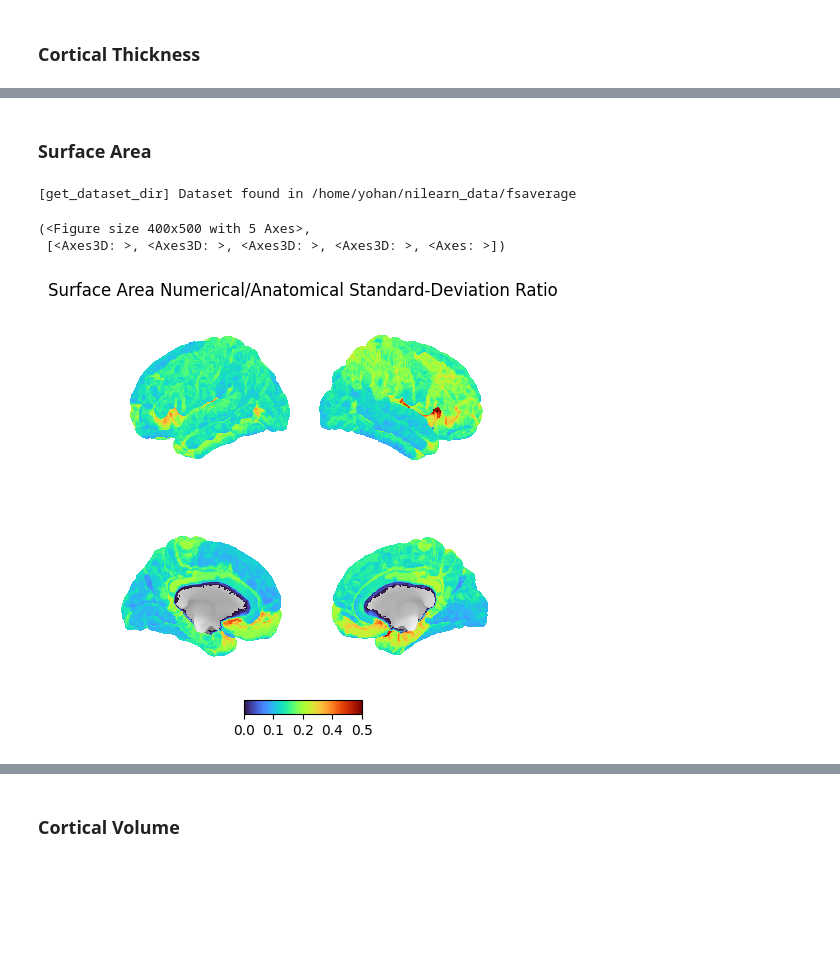
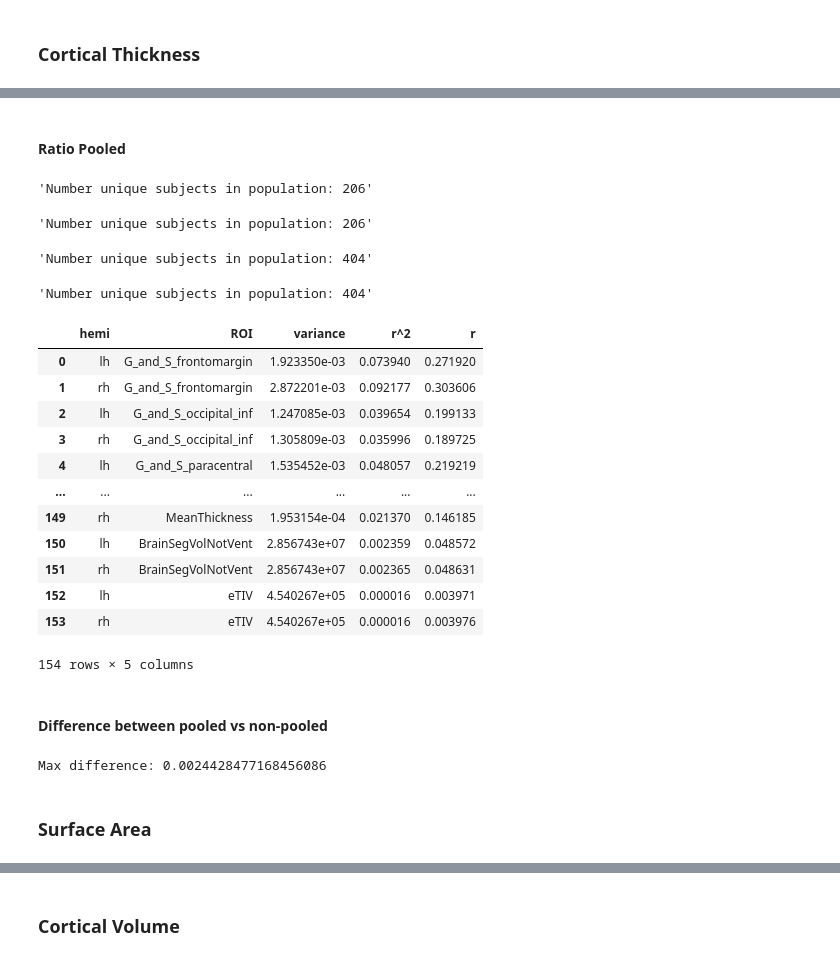
Before and after one commit to yohanchatelain/VIP-python-client, a Jupyter notebook: example/freesurfer-fuzzy/notebooks/stage_I.ipynb, the cells around one changed output, grey strips where cells are left out. Drawn from its saved outputs; the diff is of its cells as text; code cells hidden in the pictures; blank space fills up the shorter version.

```diff
--- a/example/freesurfer-fuzzy/notebooks/stage_I.ipynb
+++ b/example/freesurfer-fuzzy/notebooks/stage_I.ipynb
@@ -405,2 +233,66 @@ plot_ROI(
+# %% [markdown]
+#### Ratio Pooled
+# %%
+# numerical variability
+card_numerical_hc, var_numerical_hc = compute_numerical_variability_cortical_metric(
+    "thickness", hc_subjects
+)
+card_anatomical_hc, var_anatomical_hc = compute_anatomical_variability_cortical_metric(
+    "thickness", hc_subjects
+)
+# anatomical variability
+card_numerical_pd, var_numerical_pd = compute_numerical_variability_cortical_metric(
+    "thickness", pd_subjects
+)
+card_anatomical_pd, var_anatomical_pd = compute_anatomical_variability_cortical_metric(
+    "thickness", pd_subjects
+)
+# compute the pooled variance
+var_numerical_pooled = compute_pooled_variance(
+    card_numerical_hc, var_numerical_hc, card_numerical_pd, var_numerical_pd
+)
+var_anatomical_pooled = compute_pooled_variance(
+    card_anatomical_hc, var_anatomical_hc, card_anatomical_pd, var_anatomical_pd
+)
+# compute the ratio
+r_na_pooled = compute_numerical_anatomical_ratio(
+    var_numerical_pooled, var_anatomical_pooled, filename="thickness_r_na_pooled.csv"
+)
+r_na_pooled
+# %% [output]
+'Number unique subjects in population: 206'
+'Number unique subjects in population: 206'
+'Number unique subjects in population: 404'
+'Number unique subjects in population: 404'
+|  | hemi | ROI | variance | r^2 | r |
+| 0 | lh | G_and_S_frontomargin | 1.923350e-03 | 0.073940 | 0.271920 |
+| 1 | rh | G_and_S_frontomargin | 2.872201e-03 | 0.092177 | 0.303606 |
+| 2 | lh | G_and_S_occipital_inf | 1.247085e-03 | 0.039654 | 0.199133 |
+| 3 | rh | G_and_S_occipital_inf | 1.305809e-03 | 0.035996 | 0.189725 |
+| 4 | lh | G_and_S_paracentral | 1.535452e-03 | 0.048057 | 0.219219 |
+| ... | ... | ... | ... | ... | ... |
+| 149 | rh | MeanThickness | 1.953154e-04 | 0.021370 | 0.146185 |
+| 150 | lh | BrainSegVolNotVent | 2.856743e+07 | 0.002359 | 0.048572 |
+| 151 | rh | BrainSegVolNotVent | 2.856743e+07 | 0.002365 | 0.048631 |
+| 152 | lh | eTIV | 4.540267e+05 | 0.000016 | 0.003971 |
+| 153 | rh | eTIV | 4.540267e+05 | 0.000016 | 0.003976 |
+154 rows × 5 columns
+# %% [markdown]
+#### Difference between pooled vs non-pooled
+# %%
+r_na_diff = r_na_pooled.copy()
+r_na_diff["r"] = (r_na_diff["r"] - r_na["r"]).abs()
+print(f"Max difference: {r_na_diff['r'].max()}")
+px.scatter(
+    r_na_diff,
+    x="ROI",
+    y="r",
+    log_y=True,
+    color="hemi",
+    title="Numerical-Anatomical Ratio Absolute Difference between Pooled and Non-Pooled (Cortical Thickness)",
+    labels={"r": "Numerical-Anatomical Ratio Difference"},
+).update_yaxes(tickformat=".2e")
+# %% [output]
+Max difference: 0.0024428477168456086
 # %% [markdown]
 ### Surface Area
@@ -455,13 +298,0 @@ compute_num_anat_pooled_ratio(
-# %%
-view = plot_ROI(
-    stat_map=area_stat_map_r,
-    title="Surface Area Numerical/Anatomical Standard-Deviation Ratio",
-    views=["lateral", "medial"],
-    hemispheres=["left", "right"],
-)
-display(view)
-# %% [output]
-[get_dataset_dir] Dataset found in /home/yohan/nilearn_data/fsaverage
-(<Figure size 400x500 with 5 Axes>,
- [<Axes3D: >, <Axes3D: >, <Axes3D: >, <Axes3D: >, <Axes: >])
-[figure, removed]
```
Also changed, not shown: parts of 47 cells of this notebook, 1 other file.
